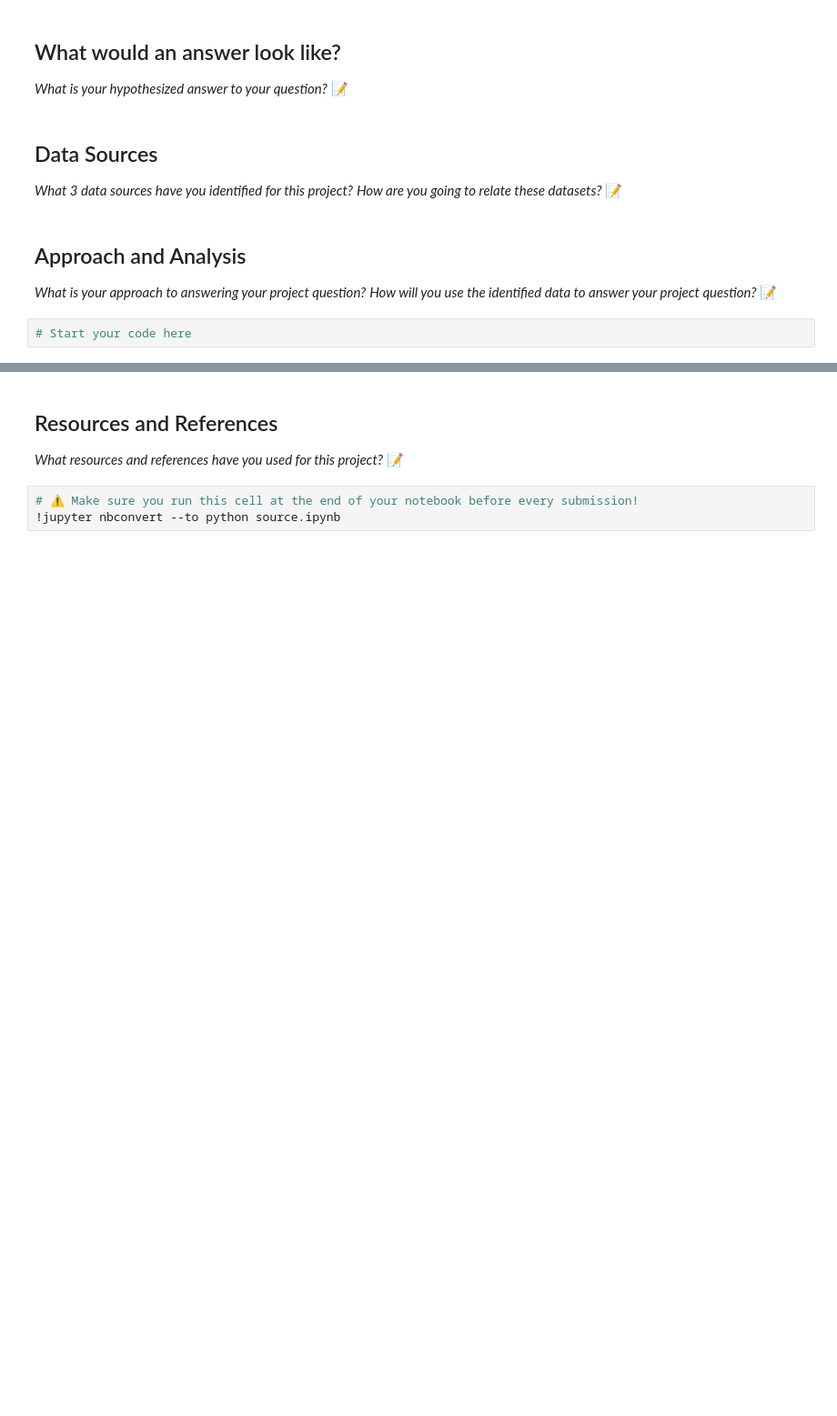
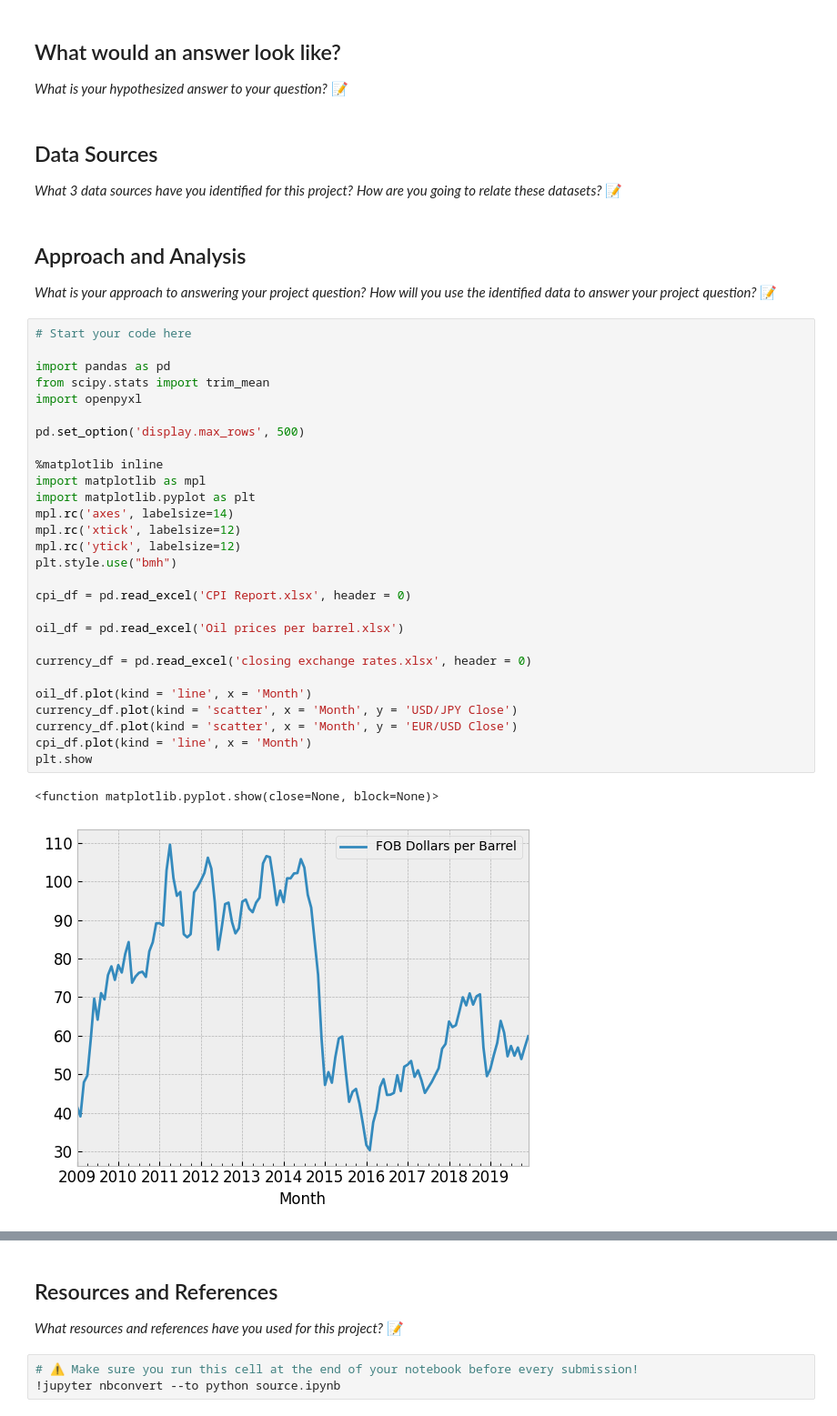
Before and after one commit to IT4063c-Spring23/final-project-tomh237, a Jupyter notebook: source.ipynb, the cells around one changed output, grey strips where cells are left out. Shown at 91% size. Drawn from its saved outputs; the diff is of its cells as text; blank space fills up the shorter version.

```diff
--- a/source.ipynb
+++ b/source.ipynb
@@ -25,5 +25,34 @@
 *What is your approach to answering your project question?*
 *How will you use the identified data to answer your project question?*
 📝 <!-- Start Discussing the project here; you can add as many code cells as you need -->
-# %%
-# Start your code here
+# %%
+# Start your code here
+
+import pandas as pd
+from scipy.stats import trim_mean
+import openpyxl
+
+pd.set_option('display.max_rows', 500)
+
+%matplotlib inline
+import matplotlib as mpl
+import matplotlib.pyplot as plt
+mpl.rc('axes', labelsize=14)
+mpl.rc('xtick', labelsize=12)
+mpl.rc('ytick', labelsize=12)
+plt.style.use("bmh")
+
+cpi_df = pd.read_excel('CPI Report.xlsx', header = 0)
+
+oil_df = pd.read_excel('Oil prices per barrel.xlsx')
+
+currency_df = pd.read_excel('closing exchange rates.xlsx', header = 0)
+
+oil_df.plot(kind = 'line', x = 'Month')
+currency_df.plot(kind = 'scatter', x = 'Month', y = 'USD/JPY Close')
+currency_df.plot(kind = 'scatter', x = 'Month', y = 'EUR/USD Close')
+cpi_df.plot(kind = 'line', x = 'Month')
+plt.show
+# %% [output]
+<function matplotlib.pyplot.show(close=None, block=None)>
+[figure, added]
```
Also changed, not shown: parts of 3 cells of this notebook, 1 other file.
